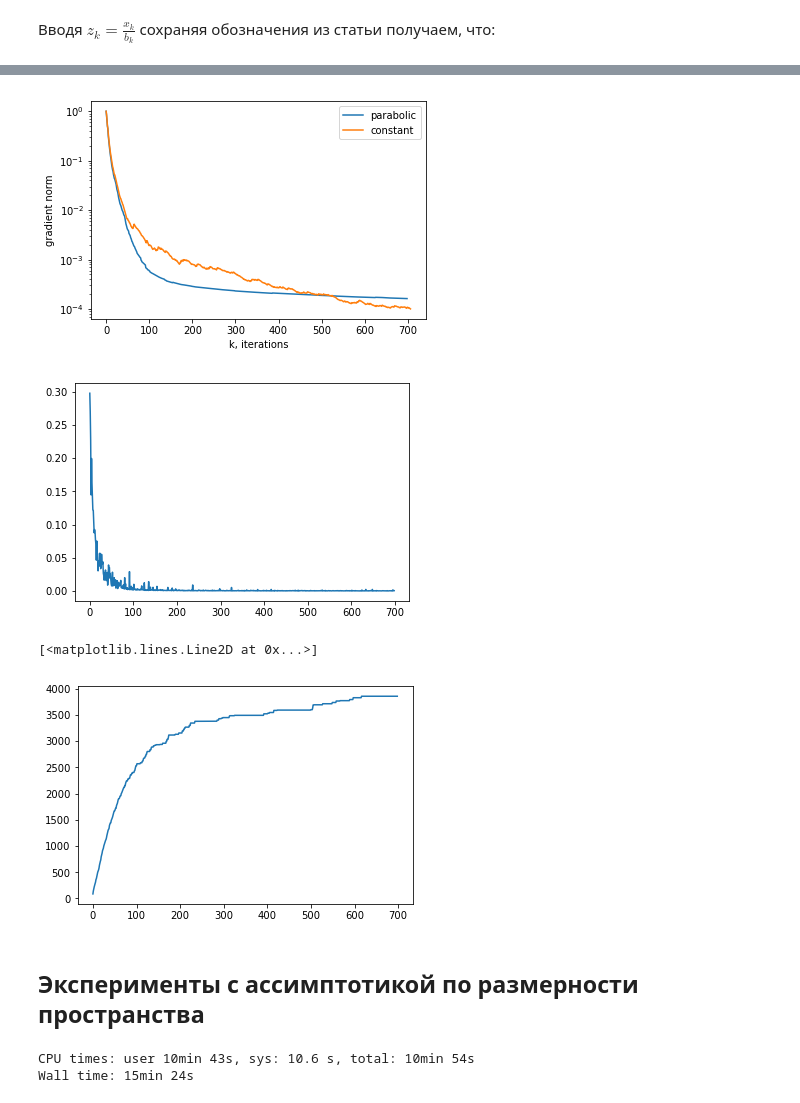
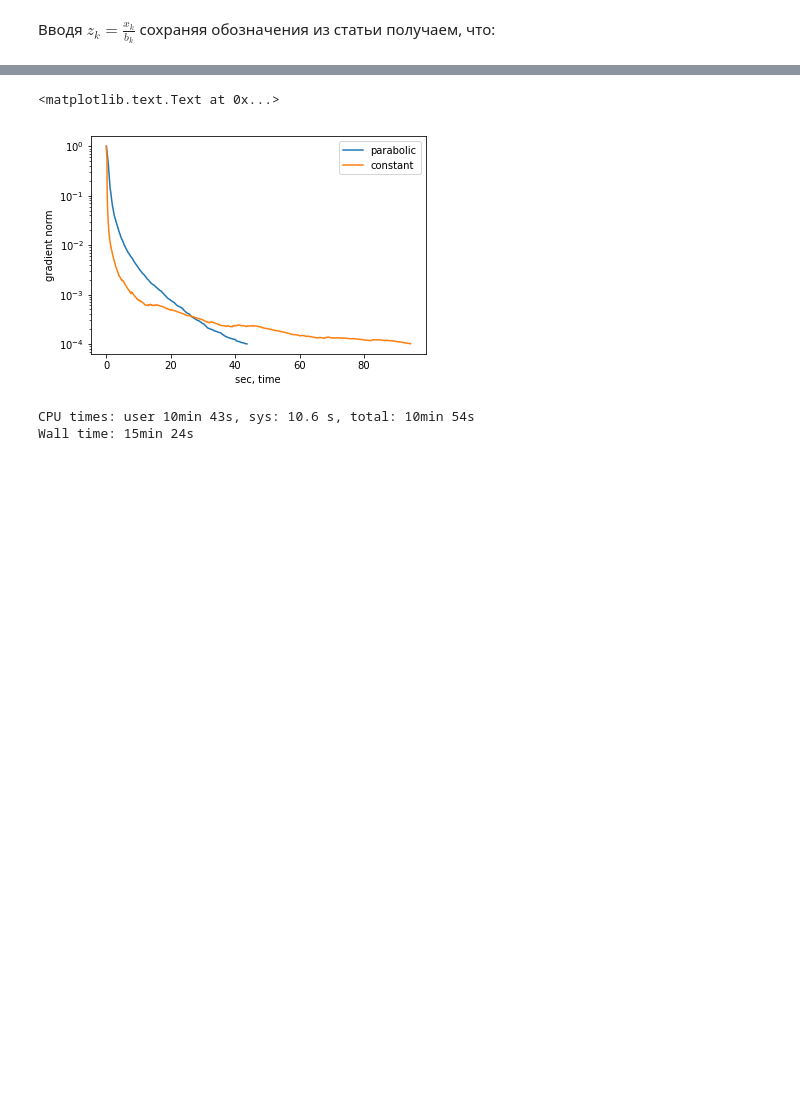
Before and after one commit to aksholokhov/skoltech-sparse-ccd-2017, a Jupyter notebook: Conditional Coordinate Descent.ipynb, the cells around one changed output, grey strips where cells are left out. Saved outputs shown, nothing was run; the diff lists cells and outputs as text; code cells hidden in the pictures; blank space fills up the shorter version.

```diff
--- a/Conditional Coordinate Descent.ipynb
+++ b/Conditional Coordinate Descent.ipynb
@@ -80,20 +82,0 @@ noise = sparse.csr_np.random.rand(int(1e5))
-# %%
-%%time
-
-n = int(1e5)
-m = n
-mu = 1/n
-X = sparse.rand(m, n, density=5/n).tocsr()
-x_true = sparse.rand(1, n, density=0.001).tocsr()
-e_lower_lim = X.max()
-#X = arora_sparsification(array(X), 15*e_lower_lim)
-x_true /= x_true.sum()
-y = X.dot(x_true.T) + sparse.rand(m, 1, density=1, format="csr")*0.000001
-print("%.6f%% of non-zero elements"%(100*len(X.nonzero()[1])/(n*m)))
-print("%d non-zero elements"%(len(X.nonzero()[1])))
-print(x_true.count_nonzero(), "non-zero elements in x_true")
-print("%d non-zero elements in y"%(len(y.nonzero()[1])))
-start_point = sparse.rand(1, n, density=1/n).tocsr()
-start_point /= start_point.sum()
-#start_point = sparse.csr_matrix((1, n))
-print("%d non-zero elements in x0"%((len(start_point.nonzero()[1]))))
@@ -110,8 +82,0 @@ from lib.optimization import CCD_sparse
-# %%
-%%time
-
-alg = Ridge(alpha=1/n, tol=1e-7)
-alg.fit(X, np.squeeze(y.toarray()))
-x_sklearn = alg.coef_
-error = norm(alg.predict(X) - y)
-error
@@ -120,6 +108,6 @@ KeyboardInterrupt:
 # %%
 %%time
-x, message, history = CCD_sparse(X, y, mu, start_point, e = 1e-4, mode="heap", step="parabolic",
-                                 k_max = 700,  history_elements=("g_norm","time","d_sparsity", "gamma" ))
+x, message, history = noname_algorithm(X, y, mu, x0, e = 1e-4, mode="heap", step="parabolic",
+                                 k_max = 1e4,  history_elements=("g_norm","time","d_sparsity", "gamma", "x_sparsity", "x_norm"))
 print(message)
 # %% [output]
@@ -129,6 +117,6 @@ Wall time: 7min 2s
 # %%
 %%time
-x_fix, message, history_fix = CCD_sparse(X, y, mu, start_point, e = 1e-4, mode="heap", step="constant",
+x_fix, message, history_fix = CCD_sparse(X, y, mu, x0, e = 1e-4, mode="heap", step="constant",
                                  k_max = 1e4,  history_elements=("g_norm","time","d_sparsity", "gamma"))
 print(message)
 # %% [output]
@@ -138,20 +126,12 @@ Wall time: 1min 3s
 # %%
-semilogy(range(len(history["time"])), history["g_norm"], label = "parabolic")
-semilogy(range(len(history_fix["time"])), history_fix["g_norm"], label = "constant")
+semilogy(history["time"], history["g_norm"], label = "parabolic")
+semilogy(history_fix["time"], history_fix["g_norm"], label = "constant")
 legend()
-xlabel("k, iterations")
+xlabel("sec, time")
 ylabel("gradient norm")
-show()
-plot(range(len(history["time"])), history["gamma"])
-show()
-plot(range(len(history["time"])), history["d_sparsity"])
 # %% [output]
+<matplotlib.text.Text at 0x...>
-[figure, old version]
+[figure, new version]
-[figure, removed]
-[<matplotlib.lines.Line2D at 0x...>]
-[figure, removed]
-# %% [markdown]
-## Эксперименты с ассимптотикой по размерности пространства
 # %%
 %%time
 
```
Also changed, not shown: parts of 24 cells of this notebook, 3 other files.
